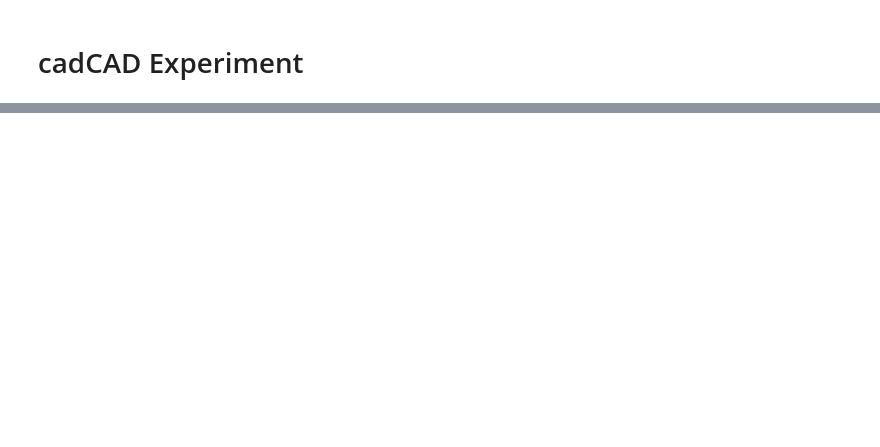
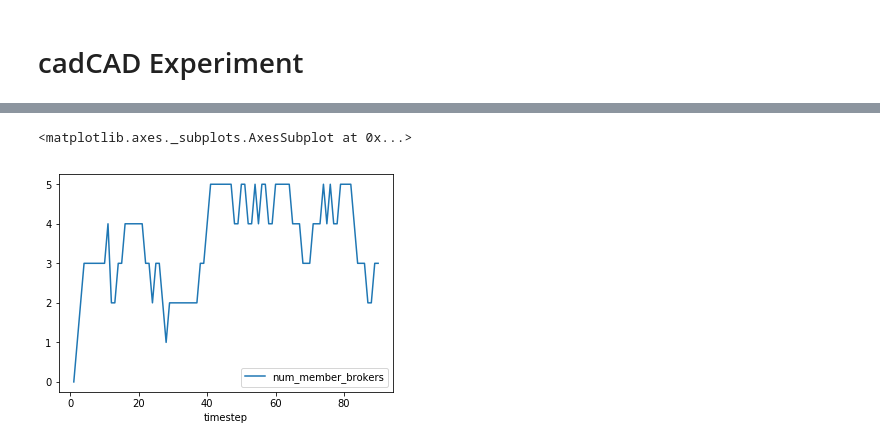
Before and after one commit to BlockScience/proposal-inverter, a Jupyter notebook: experiment.ipynb, the cells around one changed output, grey strips where cells are left out. Drawn from its saved outputs; the diff is of its cells as text; code cells hidden in the pictures; blank space fills up the shorter version.

```diff
--- a/experiment.ipynb
+++ b/experiment.ipynb
@@ -73,0 +85,5 @@ Text(0, 0.5, 'Broker Claimable Funds')
+# %%
+df.plot(x='timestep',y='num_member_brokers')
+# %% [output]
+<matplotlib.axes._subplots.AxesSubplot at 0x...>
+[figure, added]
```
Also changed, not shown: parts of 14 cells of this notebook, 2 other files.
